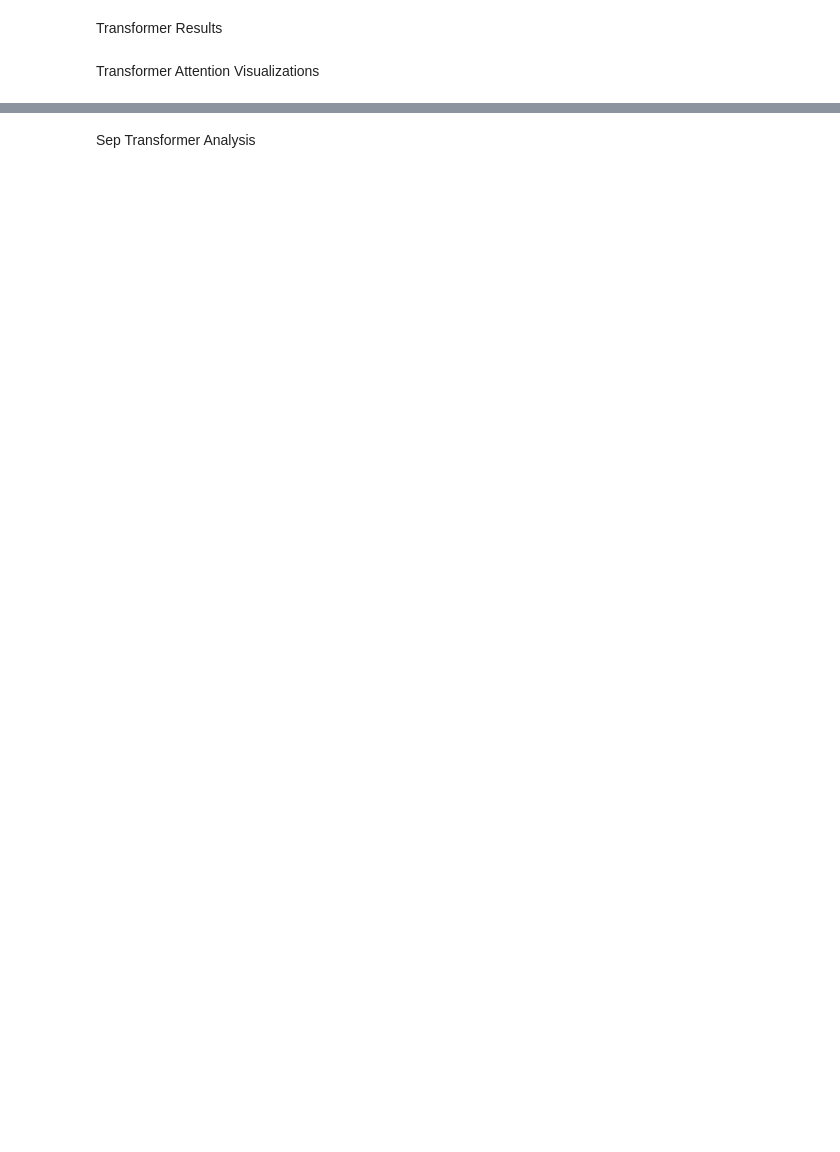
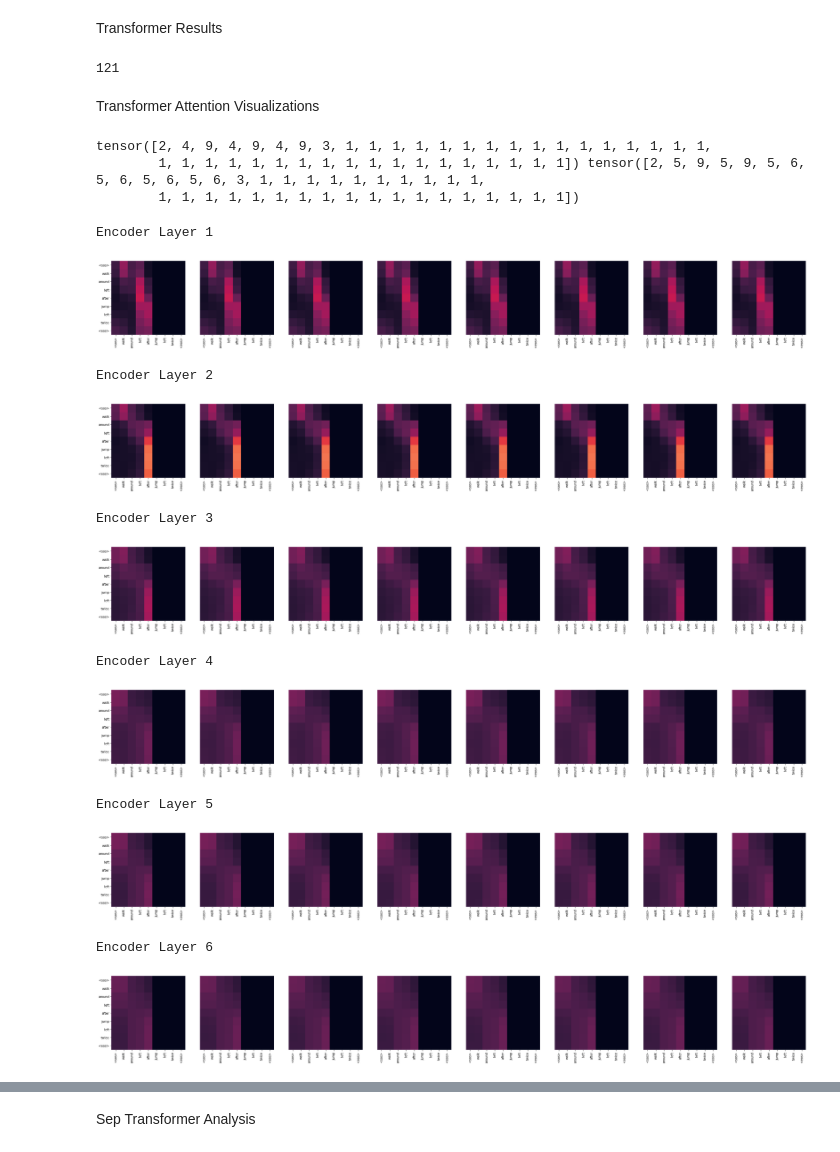
Before and after one commit to ayushchakravarthy/language_compositionality, a Jupyter notebook: Plot.ipynb, the cells around one changed output, grey strips where cells are left out. Cells and saved outputs as stored; diff of their text form; code cells hidden in the pictures; blank space fills up the shorter version.

Commit message:
cleaned up data

```diff
--- a/Plot.ipynb
+++ b/Plot.ipynb
@@ -127,3 +101,7 @@ print(target)
+# %%
+print(len(trg))
+# %% [output]
+121
 # %% [markdown]
 Transformer Attention Visualizations
 # %%
@@ -132,15 +110,14 @@ from models.models import Transformer
 model = Transformer(
     src_vocab_size=17,
     trg_vocab_size=10,
-    d_model=512,
+    d_model=400,
     nhead=8,
     n_layers=6,
-    dim_feedforward=2048,
+    dim_feedforward=512,
     dropout=0.1,
     pad_idx=1,
     device=torch.device('cpu')
 )
 device = torch.device('cpu')
-model = torch.load('./weights/transformer/scan/defaults_addjump.pt', map_location=device)
+model.load_state_dict(torch.load('../weights/transformer/scan/defaults_addjump.pt', map_location=device))
 model.device = 'cpu'
-model = model.to(device)
@@ -146,0 +143,55 @@ model = model.to(device)
+# %%
+s = src[-1][-1]
+source = '<sos> '
+for i in range(1, s.shape[0]):
+    sym = SRC.vocab.itos[s[i]]
+    if sym == '<eos>': break
+    source += sym + ' '
+source += '<eos>'
+ss = source.split()
+print(source)
+
+t = trg[-1][-1]
+target = '<sos> '
+for i in range(1, t.shape[0]):
+    sym = TRG.vocab.itos[t[i]]
+    if sym == '<eos>': break
+    target += sym + ' '
+target += '<eos>'
+tt = target.split()
+print(target)
+# %% [output]
+tensor([2, 4, 9, 4, 9, 4, 9, 3, 1, 1, 1, 1, 1, 1, 1, 1, 1, 1, 1, 1, 1, 1, 1, 1,
+        1, 1, 1, 1, 1, 1, 1, 1, 1, 1, 1, 1, 1, 1, 1, 1, 1, 1]) tensor([2, 5, 9, 5, 9, 5, 6, 5, 6, 5, 6, 5, 6, 3, 1, 1, 1, 1, 1, 1, 1, 1, 1, 1,
+        1, 1, 1, 1, 1, 1, 1, 1, 1, 1, 1, 1, 1, 1, 1, 1, 1, 1])
+# %%
+import matplotlib.pyplot as plt
+import seaborn
+
+%matplotlib inline
+
+def draw(data, x, y, ax):
+    seaborn.heatmap(data,
+                    xticklabels=x, square=True, yticklabels=y, vmin=0.0, vmax=1.0,
+                    cbar=False, ax=ax)
+
+
+for layer in range(0, 6):
+    fig, axs = plt.subplots(1, 8, figsize=(40, 40))
+    print(f"Encoder Layer {layer + 1}")
+    for h in range(8):
+        draw(attn_wts[-1].get('Encoder')[layer][-1][:len(ss), :len(ss)], ss, ss if h == 0 else [], ax=axs[h])
+    plt.show()
+# %% [output]
+Encoder Layer 1
+[figure, added]
+Encoder Layer 2
+[figure, added]
+Encoder Layer 3
+[figure, added]
+Encoder Layer 4
+[figure, added]
+Encoder Layer 5
+[figure, added]
+Encoder Layer 6
+[figure, added]
```
Also changed, not shown: parts of 21 cells of this notebook, 34 other files.
